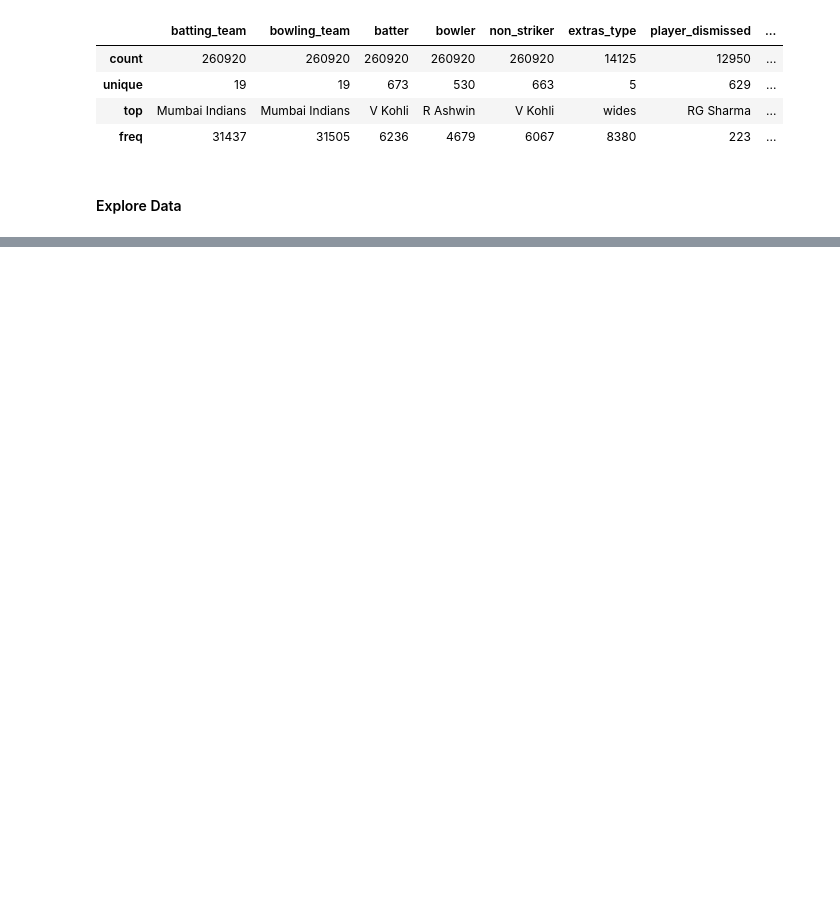
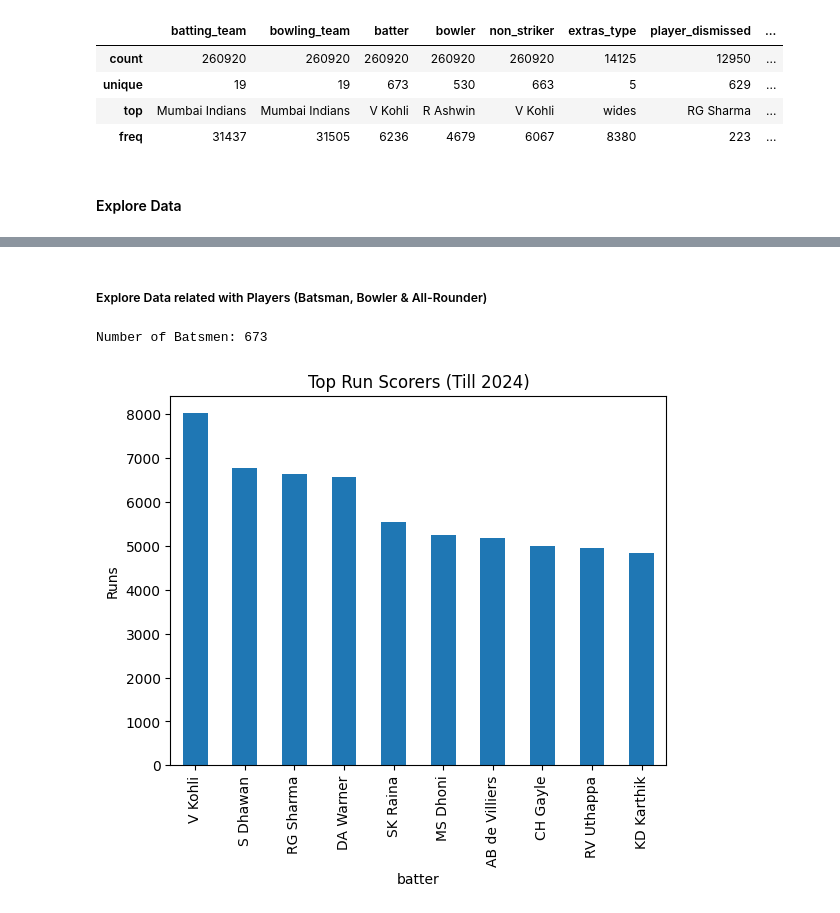
Before and after one commit to Parth-0804/DS_PROJEKT_AIM, a Jupyter notebook: 01_data/GR04_ipynb_Hiregoudar1_Ravaliya2_GoblipurBhanuprakashNag3.ipynb, the cells around one changed output, grey strips where cells are left out. Saved outputs shown, nothing was run; the diff lists cells and outputs as text; code cells hidden in the pictures; blank space fills up the shorter version.

```diff
--- a/01_data/GR04_ipynb_Hiregoudar1_Ravaliya2_GoblipurBhanuprakashNag3.ipynb
+++ b/01_data/GR04_ipynb_Hiregoudar1_Ravaliya2_GoblipurBhanuprakashNag3.ipynb
@@ -142,0 +230,16 @@ deliveries.describe(include='object')
+# %% [markdown]
+##### Explore Data related with Players (Batsman, Bowler & All-Rounder)
+# %%
+#Number of Batsmen
+batsmen = deliveries['batter'].nunique()
+print(f"Number of Batsmen: {batsmen}")
+# %% [output]
+Number of Batsmen: 673
+# %%
+#Most runs by a player till 2024
+top_batters = deliveries.groupby('batter')['batsman_runs'].sum().sort_values(ascending=False).head(10)
+top_batters.plot(kind='bar', title='Top Run Scorers (Till 2024)')
+plt.ylabel('Runs')
+plt.show()
+# %% [output]
+[figure, added]
```
Also changed, not shown: parts of 33 cells of this notebook.
